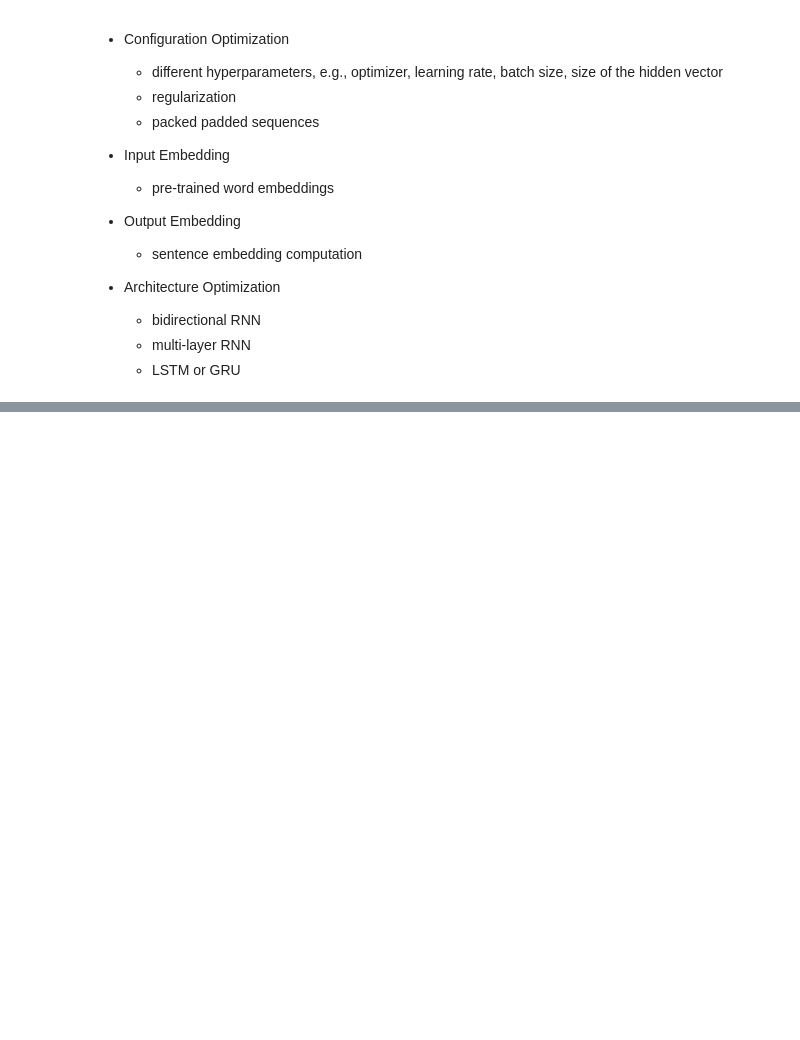
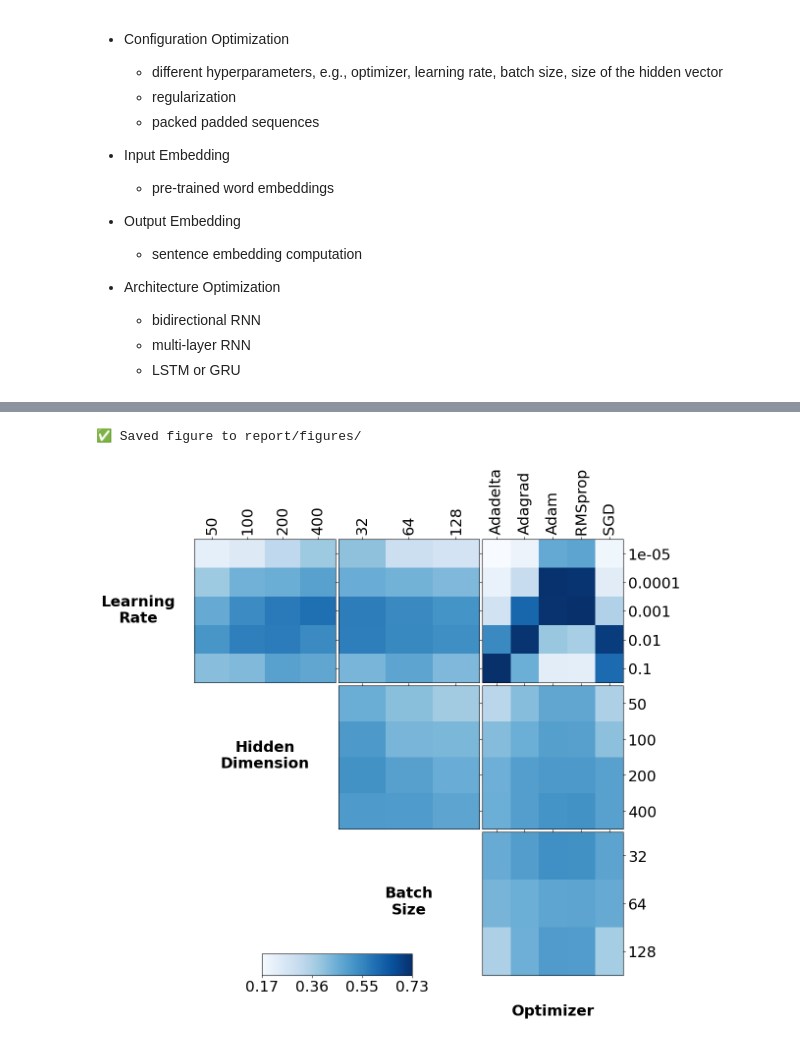
Before and after one commit to adambarla/CE7455, a Jupyter notebook: assignments/01/Assignment_1_Sentence_Classification.ipynb, the cells around one changed output, grey strips where cells are left out. Drawn from its saved outputs; the diff is of its cells as text; code cells hidden in the pictures; blank space fills up the shorter version.

Commit message:
hyper parameter interaction

```diff
--- a/assignments/01/Assignment_1_Sentence_Classification.ipynb
+++ b/assignments/01/Assignment_1_Sentence_Classification.ipynb
@@ -627,0 +556,14 @@ mean test acc : 0.6853211009174311
+# %%
+import wandb
+
+WANDB_PROJECT = "Deep Learning models for Sentence Classification"
+WANDB_ENTITY = "crutch"
+
+# Initialize W&B API
+api = wandb.Api()
+
+# Get all runs
+runs = api.runs(f"{WANDB_ENTITY}/{WANDB_PROJECT}")
+# %%
+sweep_01_b_runs = [run for run in runs if 'sweep_01_b' in run.tags]
+print(f"✅ Found {len(sweep_01_b_runs)} runs")
@@ -627,0 +591,2 @@ mean test acc : 0.6853211009174311
+# %%
+sweep_01_b_df = load_to_df(sweep_01_b_runs)
@@ -627,0 +605,41 @@ mean test acc : 0.6853211009174311
+# %%
+import os
+
+# Choose hyperparameters to visualise
+result_column = "valid_acc"
+metric = "mean"
+param_cols = sweep_01_b_df.columns.tolist()
+param_tuples = [param for param in param_cols if param != result_column]
+subset = sweep_01_b_df[
+    # sweep_01_b_df[("config", "use_sot")]
+    # & sweep_01_b_df[("config", "dataset")].isin(["tabula_muris"]) &
+    (sweep_01_b_df[("valid_acc")] >= 0)
+    ]
+
+rename = {
+    "lr": "Learning\nRate",
+    "hidden_dim": "Hidden\nDimension",
+    "batch_size": "Batch\nSize",
+    "optimizer": "Optimizer",
+    "adagrad": "Adagrad",
+    "adam": "Adam",
+    "sgd": "SGD",
+    "rmsprop": "RMSprop",
+    "adadelta": "Adadelta",
+}
+
+fig = grid(
+    subset, param_tuples, result_column,metric, cmap="Blues", figsize=(10, 10), rename_dict=rename
+)  # vmin, vmax automatically set
+
+FIGURE_DIR = "report/figures/"
+
+fig.savefig(
+    os.path.join(FIGURE_DIR, "hparam_interaction.png"),
+    bbox_inches="tight",
+    dpi=300,
+)
+print(f"✅ Saved figure to {FIGURE_DIR}")
+# %% [output]
+✅ Saved figure to report/figures/
+[figure, added]
```
Also changed, not shown: parts of 30 cells of this notebook, 4 other files.
